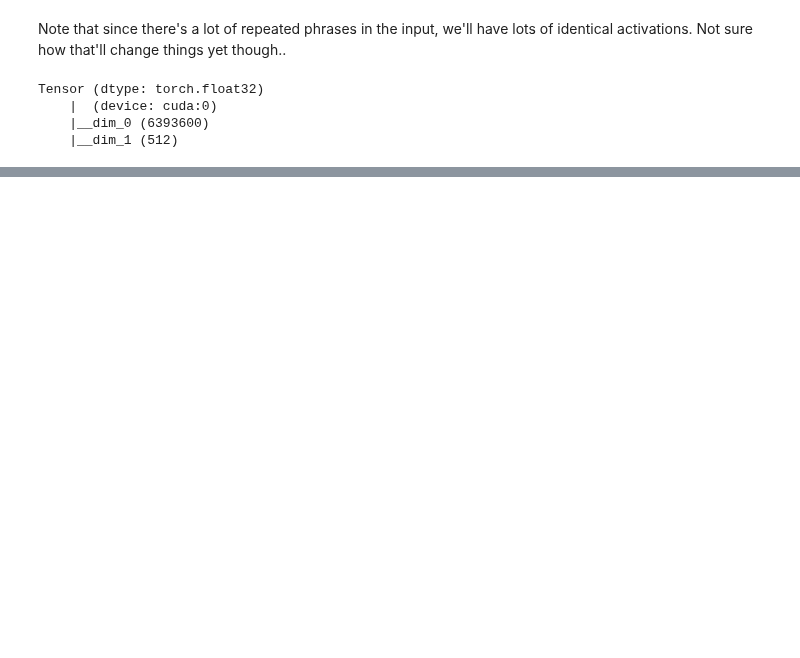
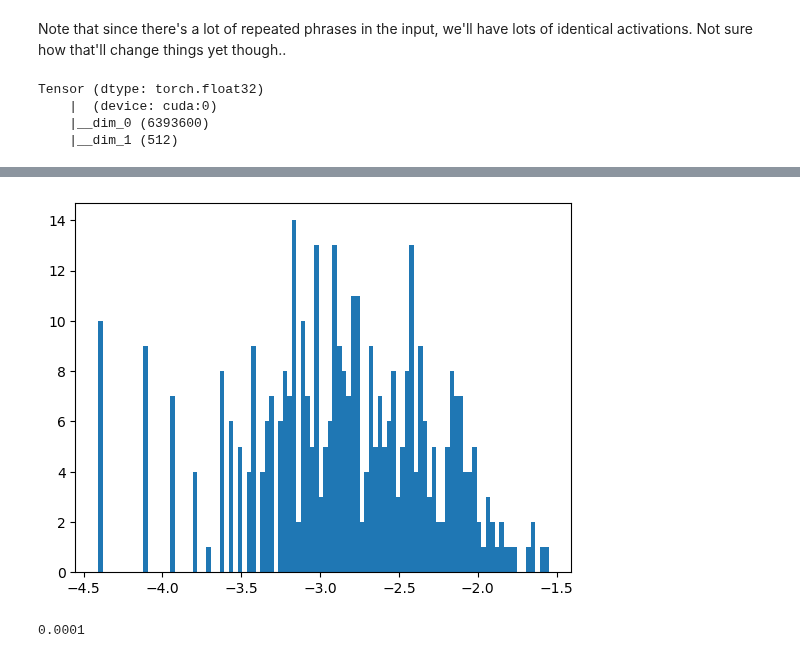
Before and after one commit to obayyub/Alphatoe, a Jupyter notebook: notebooks/231026_training_sparse_autoencoder_on_activations.ipynb, the cells around one changed output, grey strips where cells are left out. Drawn from its saved outputs; the diff is of its cells as text; code cells hidden in the pictures; blank space fills up the shorter version.

```diff
--- a/notebooks/231026_training_sparse_autoencoder_on_activations.ipynb
+++ b/notebooks/231026_training_sparse_autoencoder_on_activations.ipynb
@@ -182,0 +216,20 @@ for epoch in range(epochs):
+# %%
+@torch.no_grad()
+def get_freqs(num_batches=25, local_encoder=None):
+    if local_encoder is None:
+        local_encoder = encoder
+    act_freq_scores = torch.zeros(
+        local_encoder.W_in.shape[1], dtype=torch.float32
+    ).cuda()
+    total = 0
+    for i in tqdm.trange(num_batches):
+        tokens = act_data[torch.randperm(len(act_data))][: 2**14]
+
+        hidden = local_encoder.get_act_density(tokens)
+
+        act_freq_scores += hidden
+        total += hidden.shape[0]
+    act_freq_scores /= total
+    num_dead = (act_freq_scores == 0).float().mean()
+    print("Num dead", num_dead)
+    return act_freq_scores
@@ -182,0 +246,11 @@ for epoch in range(epochs):
+# %%
+x = np.log10(interpretability.numpy(freqs))
+# x = interpretability.numpy(freqs)
+x = x[np.isfinite(x)]
+plt.hist(x, bins=100)
+# %% [output]
+[figure, added]
+# %%
+print(1e-4)
+# %% [output]
+0.0001
```
Also changed, not shown: parts of 22 cells of this notebook.
